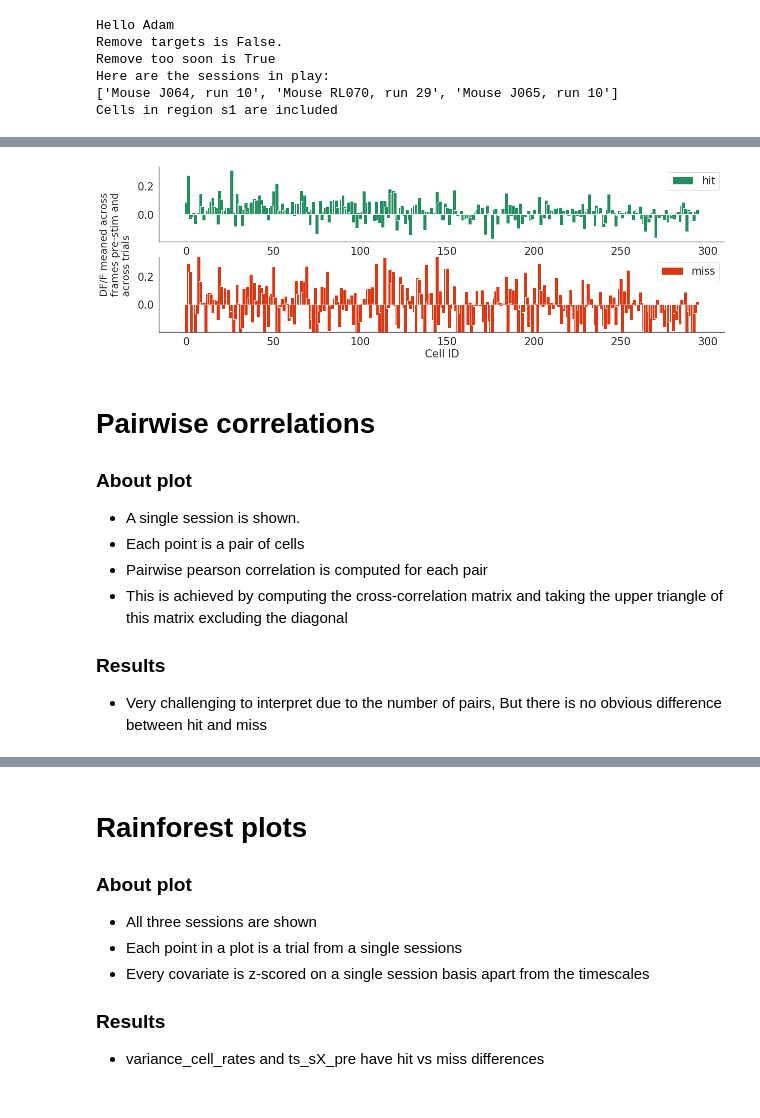
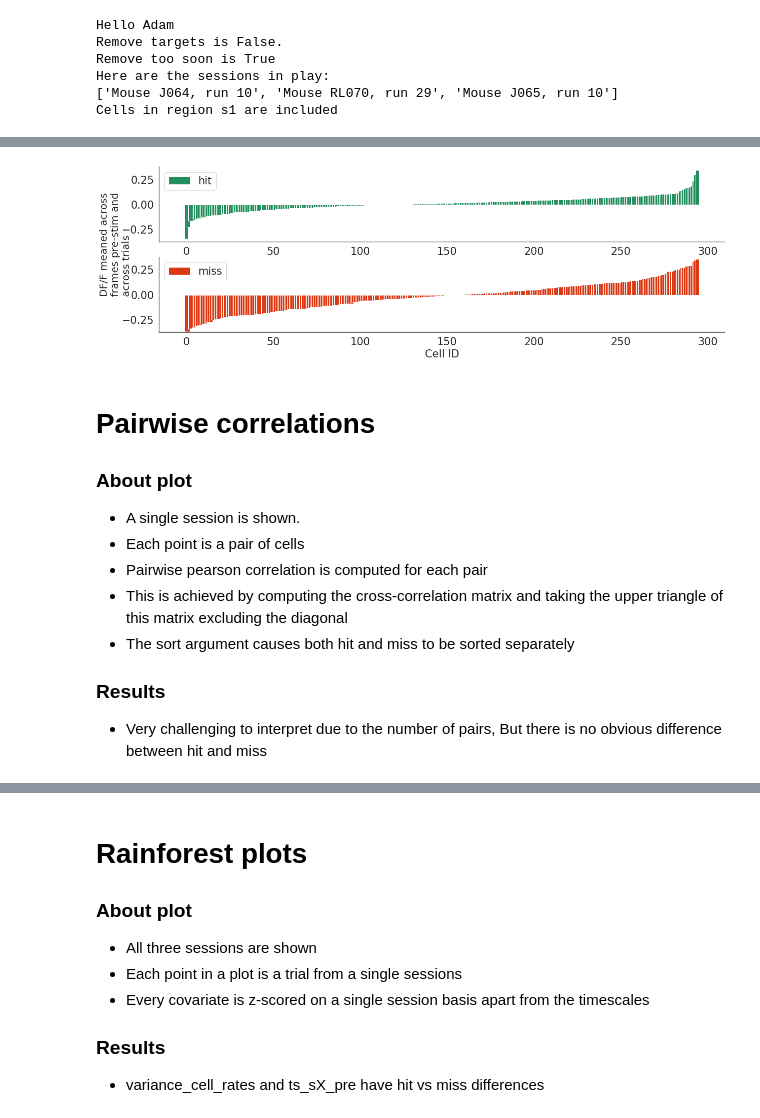
Before and after one commit to Packer-Lab/popping-off, a Jupyter notebook: notebooks/the_plot_matrix.ipynb, the cells around one changed output, grey strips where cells are left out. Cells and saved outputs as stored; diff of their text form; code cells hidden in the pictures.

```diff
--- a/notebooks/the_plot_matrix.ipynb
+++ b/notebooks/the_plot_matrix.ipynb
@@ -133,33 +151,51 @@ def select_cells_and_frames(lm, region='s1', frames='pre'):
 * There is a greater amplitude of both positive and negative responses on miss trials vs hit trials
 * This result holds across all three sessions
 # %%
-flu = select_cells_and_frames(lm, region=region, frames='pre')
+def firing_rate_dist(lm, region, match_tnums=False, sort=False):
 
-flu = np.mean(flu, 2)  # Mean across time
+    flu = select_cells_and_frames(lm, region=region, frames='pre')
 
-hit = flu[:, lm.session.outcome == 'hit']
-hit = np.mean(hit, 1)
-miss = flu[:, lm.session.outcome == 'miss']
-miss = np.mean(miss, 1)
+    flu = np.mean(flu, 2)  # Mean across time
 
-plt.figure(figsize=(20,6))
+    miss = flu[:, lm.session.outcome == 'miss']
+    n_misses = miss.shape[1]
 
-plt.subplot(2,1,1)
-bar_width = 2
-plt.bar(np.arange(len(hit)), hit, width=2, color=COLORS[0], label='hit')
-ylims = plt.gca().get_ylim()
-plt.legend()
+    hit = flu[:, lm.session.outcome == 'hit']
+    n_hits = hit.shape[1]
 
-plt.subplot(2,1,2)
-plt.bar(np.arange(len(miss)), miss, width=2, color=COLORS[1], label='miss')
-plt.ylim(ylims)
-plt.xlabel('Cell ID')
-plt.legend()
+    if match_tnums:
+        keep_idx = np.random.choice(np.arange(n_hits), size=n_misses, replace=False)
+        hit = hit[:, keep_idx]
+        assert hit.shape[1] == miss.shape[1]
 
-_ = plt.text(-50, (ylims[1]+ylims[0])/2, 'DF/F meaned across\nframes pre-stim and\nacross trials',
-         rotation=90, fontsize=20)
+    # Mean across trials
+    hit = np.mean(hit, 1)
+    miss = np.mean(miss, 1)
+
+    if sort:
+        hit = np.sort(hit)
+        miss = np.sort(miss)
+
+    plt.figure(figsize=(20,6))
+
+    plt.subplot(2,1,1)
+    bar_width = 2
+    plt.bar(np.arange(len(hit)), hit, width=2, color=COLORS[0], label='hit')
+    ylims = plt.gca().get_ylim()
+    plt.legend()
+
+    plt.subplot(2,1,2)
+    plt.bar(np.arange(len(miss)), miss, width=2, color=COLORS[1], label='miss')
+    plt.ylim(ylims)
+    plt.xlabel('Cell ID')
+    plt.legend()
+
+    _ = plt.text(-50, (ylims[1]+ylims[0])/2, 'DF/F meaned across\nframes pre-stim and\nacross trials',
+             rotation=90, fontsize=20)
-# %% [output]
-[figure, removed]
+# %%
+firing_rate_dist(lm, region=region, match_tnums=True, sort=True)
+# %% [output]
+[figure, added]
 # %% [markdown]
 # Pairwise correlations
 
@@ -168,6 +204,7 @@ _ = plt.text(-50, (ylims[1]+ylims[0])/2, 'DF/F meaned across\nframes pre-stim an
 * Each point is a pair of cells
 * Pairwise pearson correlation is computed for each pair
 * This is achieved by computing the cross-correlation matrix and taking the upper triangle of this matrix excluding the diagonal
+* The sort argument causes both hit and miss to be sorted separately
 
 ### Results
 * Very challenging to interpret due to the number of pairs, But there is no obvious difference between hit and miss
```
Also changed, not shown: parts of 11 cells of this notebook.
